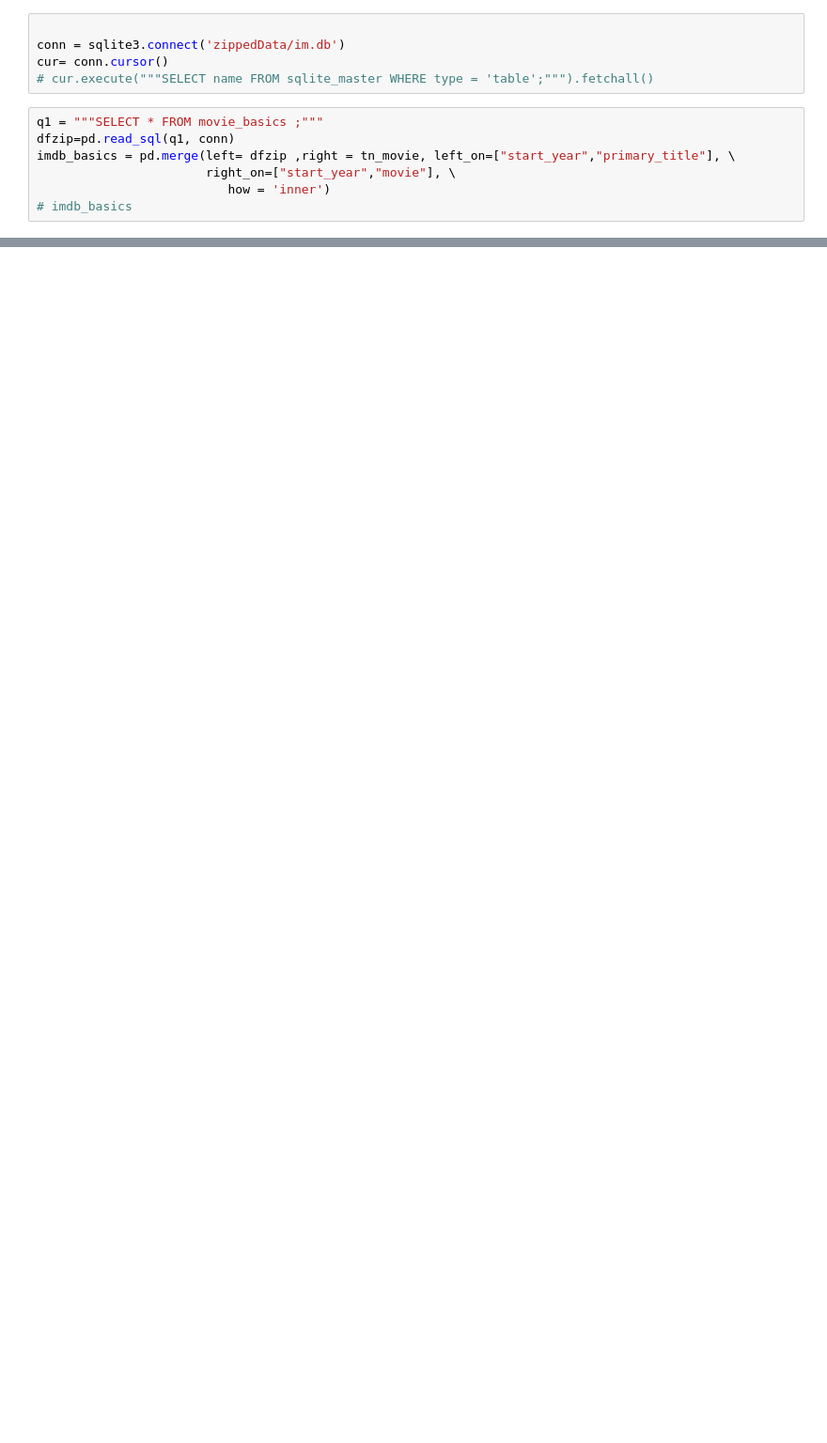
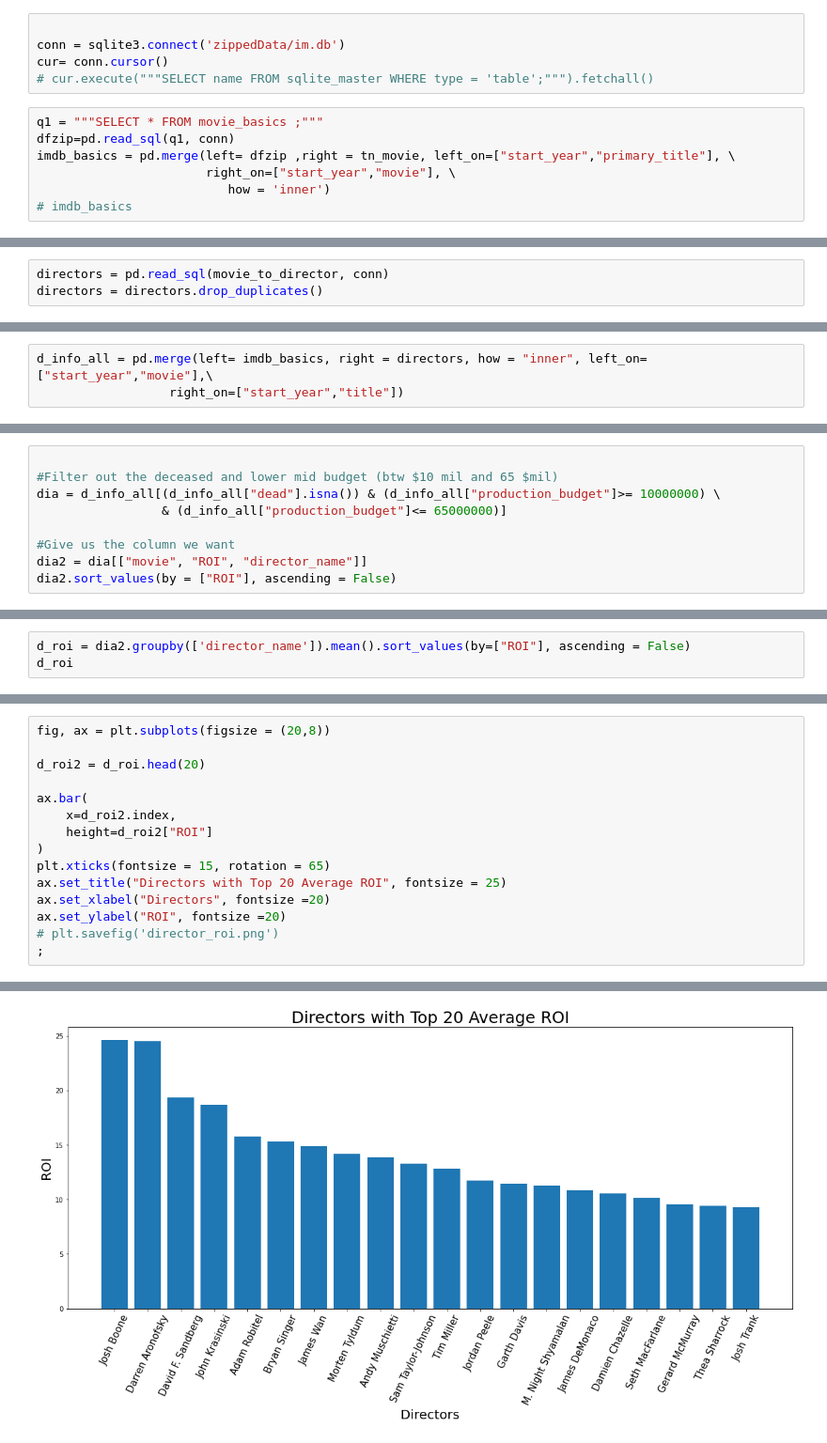
Before and after one commit to soohojp/Phase-1-Project-Best-Team-, a Jupyter notebook: master_dataset.ipynb, the cells around one changed output, grey strips where cells are left out. Shown at 94% size. Drawn from its saved outputs; the diff is of its cells as text; blank space fills up the shorter version.

Commit message:
Master DataSet updated with goal 2 code and figures

```diff
--- a/master_dataset.ipynb
+++ b/master_dataset.ipynb
@@ -46,0 +76,3 @@ imdb_basics = pd.merge(left= dfzip ,right = tn_movie, left_on=["start_year","pri
+# %%
+directors = pd.read_sql(movie_to_director, conn)
+directors = directors.drop_duplicates()
@@ -46,0 +81,3 @@ imdb_basics = pd.merge(left= dfzip ,right = tn_movie, left_on=["start_year","pri
+# %%
+d_info_all = pd.merge(left= imdb_basics, right = directors, how = "inner", left_on=["start_year","movie"],\
+                  right_on=["start_year","title"])
@@ -46,0 +92,9 @@ imdb_basics = pd.merge(left= dfzip ,right = tn_movie, left_on=["start_year","pri
+# %%
+
+#Filter out the deceased and lower mid budget (btw $10 mil and 65 $mil)
+dia = d_info_all[(d_info_all["dead"].isna()) & (d_info_all["production_budget"]>= 10000000) \
+                 & (d_info_all["production_budget"]<= 65000000)]
+
+#Give us the column we want
+dia2 = dia[["movie", "ROI", "director_name"]]
+dia2.sort_values(by = ["ROI"], ascending = False)
@@ -46,0 +117,3 @@ imdb_basics = pd.merge(left= dfzip ,right = tn_movie, left_on=["start_year","pri
+# %%
+d_roi = dia2.groupby(['director_name']).mean().sort_values(by=["ROI"], ascending = False)
+d_roi
@@ -46,0 +135,16 @@ imdb_basics = pd.merge(left= dfzip ,right = tn_movie, left_on=["start_year","pri
+# %%
+fig, ax = plt.subplots(figsize = (20,8))
+
+d_roi2 = d_roi.head(20)
+
+ax.bar(
+    x=d_roi2.index,
+    height=d_roi2["ROI"]
+)
+plt.xticks(fontsize = 15, rotation = 65)
+ax.set_title("Directors with Top 20 Average ROI", fontsize = 25)
+ax.set_xlabel("Directors", fontsize =20)
+ax.set_ylabel("ROI", fontsize =20)
+# plt.savefig('director_roi.png')
+;
+# %% [output]
@@ -46,0 +152 @@ imdb_basics = pd.merge(left= dfzip ,right = tn_movie, left_on=["start_year","pri
+[figure, added]
```
Also changed, not shown: parts of 48 cells of this notebook.
